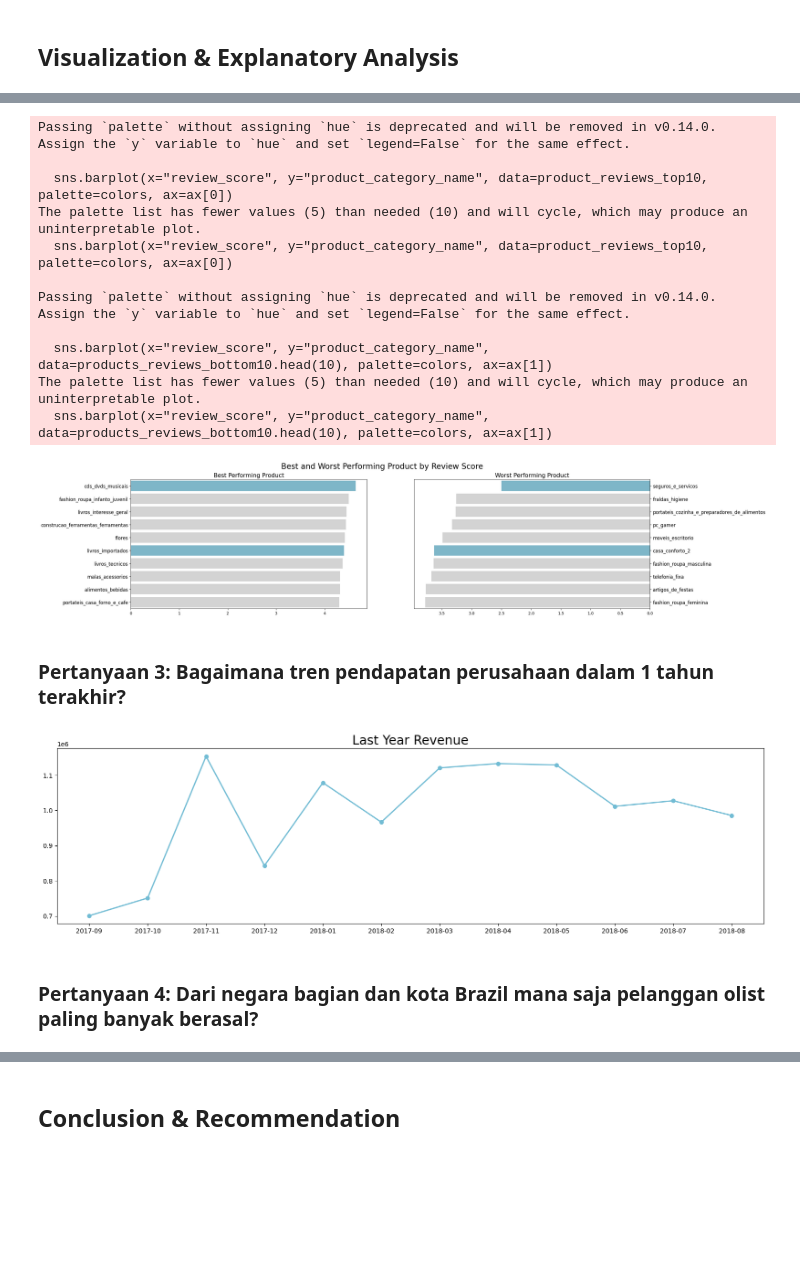
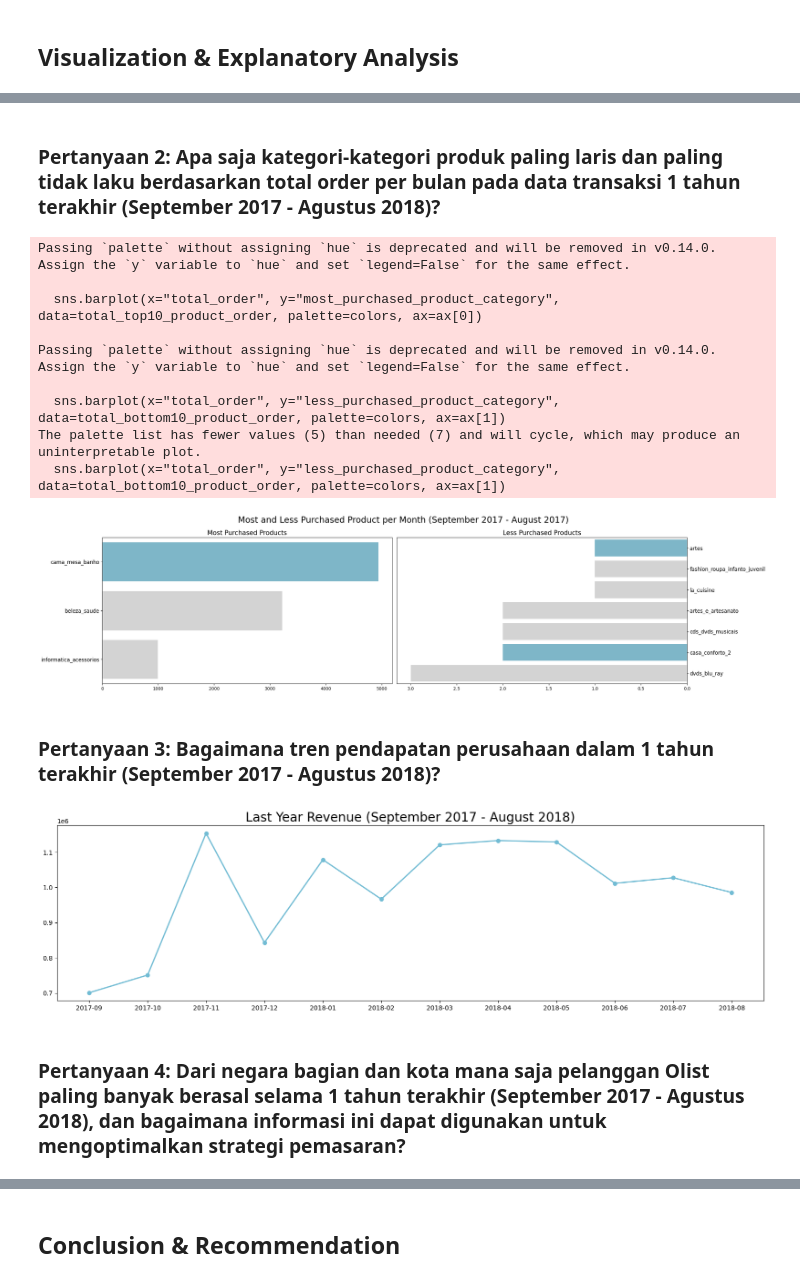
Before and after one commit to f4qihuddin/data_analysis_submission, a Jupyter notebook: Proyek_Analisis_Data.ipynb, the cells around one changed output, grey strips where cells are left out. Cells and saved outputs as stored; diff of their text form; code cells hidden in the pictures; blank space fills up the shorter version.

```diff
--- a/Proyek_Analisis_Data.ipynb
+++ b/Proyek_Analisis_Data.ipynb
@@ -553,0 +532,3 @@ products_reviews_bottom10.head(10)
+# %%
+total_top10_product_order = product_reviews_top10.groupby('most_purchased_product_category').total_order.sum().reset_index().sort_values(by='total_order', ascending=False)
+total_top10_product_order
@@ -553,0 +542,20 @@ products_reviews_bottom10.head(10)
+# %%
+products_reviews_df['order_month'] = products_reviews_df['order_purchase_timestamp'].dt.to_period('M')
+
+monthly_category_counts_bottom = products_reviews_df.groupby(['order_month', 'product_category_name']).size().reset_index(name='total_order')
+
+idx_least = monthly_category_counts_bottom.groupby('order_month')['total_order'].idxmin()
+
+product_reviews_bottom10 = monthly_category_counts_bottom.loc[idx_least].copy()
+
+product_reviews_bottom10['order_purchase_timestamp'] = product_reviews_bottom10['order_month'].dt.strftime('%Y-%m')
+
+product_reviews_bottom10.drop(columns=['order_month'], inplace=True)
+
+product_reviews_bottom10.rename(columns={
+    "product_category_name": "less_purchased_product_category",
+}, inplace=True)
+
+product_reviews_bottom10 = product_reviews_bottom10.sort_values(by='order_purchase_timestamp', ascending=False).head(12)
+
+product_reviews_bottom10
@@ -553,0 +576,3 @@ products_reviews_bottom10.head(10)
+# %%
+total_bottom10_product_order = product_reviews_bottom10.groupby('less_purchased_product_category').total_order.sum().reset_index().sort_values(by='total_order', ascending=True)
+total_bottom10_product_order
@@ -658,40 +727,43 @@ plt.show()
+# %% [markdown]
+### Pertanyaan 2: Apa saja kategori-kategori produk paling laris dan paling tidak laku berdasarkan total order per bulan pada data transaksi 1 tahun terakhir (September 2017 - Agustus 2018)?
 # %%
 fig, ax = plt.subplots(nrows=1, ncols=2, figsize=(24, 6))
 
 colors = ["#72BCD4", "#D3D3D3", "#D3D3D3", "#D3D3D3", "#D3D3D3"]
 
-sns.barplot(x="review_score", y="product_category_name", data=product_reviews_top10, palette=colors, ax=ax[0])
+# Prepare data for the first plot (Best Performing Products)
+sns.barplot(x="total_order", y="most_purchased_product_category", data=total_top10_product_order, palette=colors, ax=ax[0])
 ax[0].set_ylabel(None)
 ax[0].set_xlabel(None)
-ax[0].set_title("Best Performing Product", loc="center", fontsize=15)
+ax[0].set_title("Most Purchased Products", loc="center", fontsize=15)
 ax[0].tick_params(axis ='y', labelsize=12)
 
-sns.barplot(x="review_score", y="product_category_name", data=products_reviews_bottom10.head(10), palette=colors, ax=ax[1])
+# Prepare data for the second plot (Worst Performing Products)
+sns.barplot(x="total_order", y="less_purchased_product_category", data=total_bottom10_product_order, palette=colors, ax=ax[1])
 ax[1].set_ylabel(None)
 ax[1].set_xlabel(None)
 ax[1].invert_xaxis()
 ax[1].yaxis.set_label_position("right")
 ax[1].yaxis.tick_right()
-ax[1].set_title("Worst Performing Product", loc="center", fontsize=15)
+ax[1].set_title("Less Purchased Products", loc="center", fontsize=15)
 ax[1].tick_params(axis='y', labelsize=12)
 
-plt.suptitle("Best and Worst Performing Product by Review Score", fontsize=20)
+plt.suptitle("Most and Less Purchased Product per Month (September 2017 - August 2017)", fontsize=20)
+plt.tight_layout()
 plt.show()
 # %% [output]
 Passing `palette` without assigning `hue` is deprecated and will be removed in v0.14.0. Assign the `y` variable to `hue` and set `legend=False` for the same effect.
 
-  sns.barplot(x="review_score", y="product_category_name", data=product_reviews_top10, palette=colors, ax=ax[0])
-The palette list has fewer values (5) than needed (10) and will cycle, which may produce an uninterpretable plot.
-  sns.barplot(x="review_score", y="product_category_name", data=product_reviews_top10, palette=colors, ax=ax[0])
+  sns.barplot(x="total_order", y="most_purchased_product_category", data=total_top10_product_order, palette=colors, ax=ax[0])
 
 Passing `palette` without assigning `hue` is deprecated and will be removed in v0.14.0. Assign the `y` variable to `hue` and set `legend=False` for the same effect.
 
-  sns.barplot(x="review_score", y="product_category_name", data=products_reviews_bottom10.head(10), palette=colors, ax=ax[1])
-The palette list has fewer values (5) than needed (10) and will cycle, which may produce an uninterpretable plot.
-  sns.barplot(x="review_score", y="product_category_name", data=products_reviews_bottom10.head(10), palette=colors, ax=ax[1])
+  sns.barplot(x="total_order", y="less_purchased_product_category", data=total_bottom10_product_order, palette=colors, ax=ax[1])
+The palette list has fewer values (5) than needed (7) and will cycle, which may produce an uninterpretable plot.
+  sns.barplot(x="total_order", y="less_purchased_product_category", data=total_bottom10_product_order, palette=colors, ax=ax[1])
-[figure, old version]
+[figure, new version]
 # %% [markdown]
-### Pertanyaan 3: Bagaimana tren pendapatan perusahaan dalam 1 tahun terakhir?
+### Pertanyaan 3: Bagaimana tren pendapatan perusahaan dalam 1 tahun terakhir (September 2017 - Agustus 2018)?
 # %%
 plt.figure(figsize=(20, 5))
 plt.plot(
@@ -701,14 +773,14 @@ plt.plot(
     linewidth=2,
     color="#72BCD4"
 )
-plt.title("Last Year Revenue", loc="center", fontsize=20)
+plt.title("Last Year Revenue (September 2017 - August 2018)", loc="center", fontsize=20)
 plt.xticks(fontsize=10)
 plt.yticks(fontsize=10)
 plt.show()
 # %% [output]
-[figure, old version]
+[figure, new version]
 # %% [markdown]
-### Pertanyaan 4: Dari negara bagian dan kota Brazil mana saja pelanggan olist paling banyak berasal?
+### Pertanyaan 4: Dari negara bagian dan kota mana saja pelanggan Olist paling banyak berasal selama 1 tahun terakhir (September 2017 - Agustus 2018), dan bagaimana informasi ini dapat digunakan untuk mengoptimalkan strategi pemasaran?
 # %%
 plt.figure(figsize=(24, 6))
 
```
Also changed, not shown: parts of 54 cells of this notebook, 15 other files.
